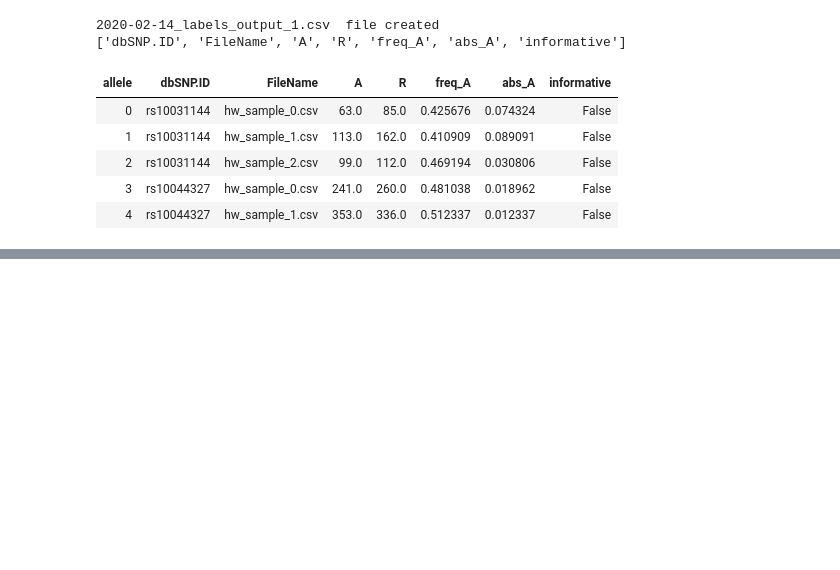
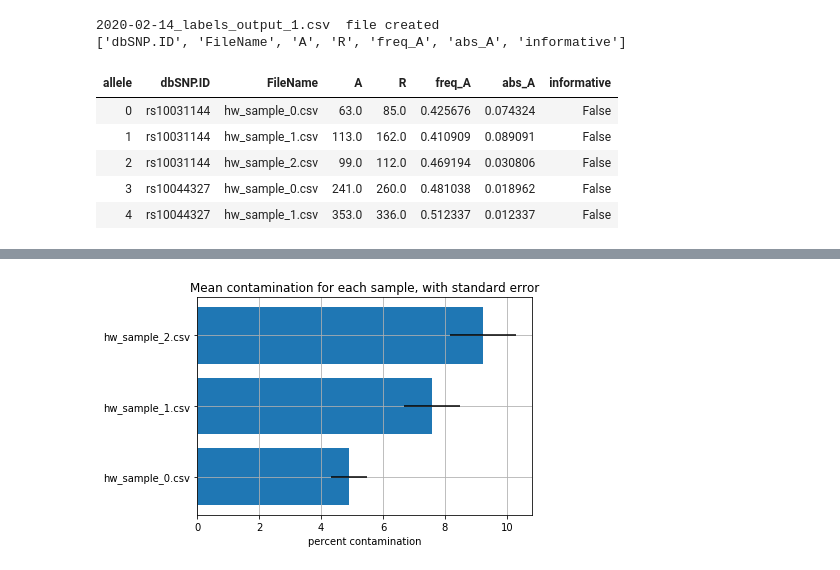
Before and after one commit to katiemharding/MixedGermlineSamples, a Jupyter notebook: minorSampleFraction/MinorSampleFraction_testing.ipynb, the cells around one changed output, grey strips where cells are left out. Drawn from its saved outputs; the diff is of its cells as text; code cells hidden in the pictures; blank space fills up the shorter version.

```diff
--- a/minorSampleFraction/MinorSampleFraction_testing.ipynb
+++ b/minorSampleFraction/MinorSampleFraction_testing.ipynb
@@ -184,0 +179,9 @@ assay team?
+# %%
+plt.barh(test2['FileName'], 100* test2[('MSF', 'mean')], xerr=100*test2[('MSF', 'sem')], align='center')
+plt.xlabel('percent contamination')
+#plt.ylabel('sample name')
+plt.title('Mean contamination for each sample, with standard error')
+plt.grid(True)
+plt.show()
+# %% [output]
+[figure, added]
```
Also changed, not shown: parts of 10 cells of this notebook.
